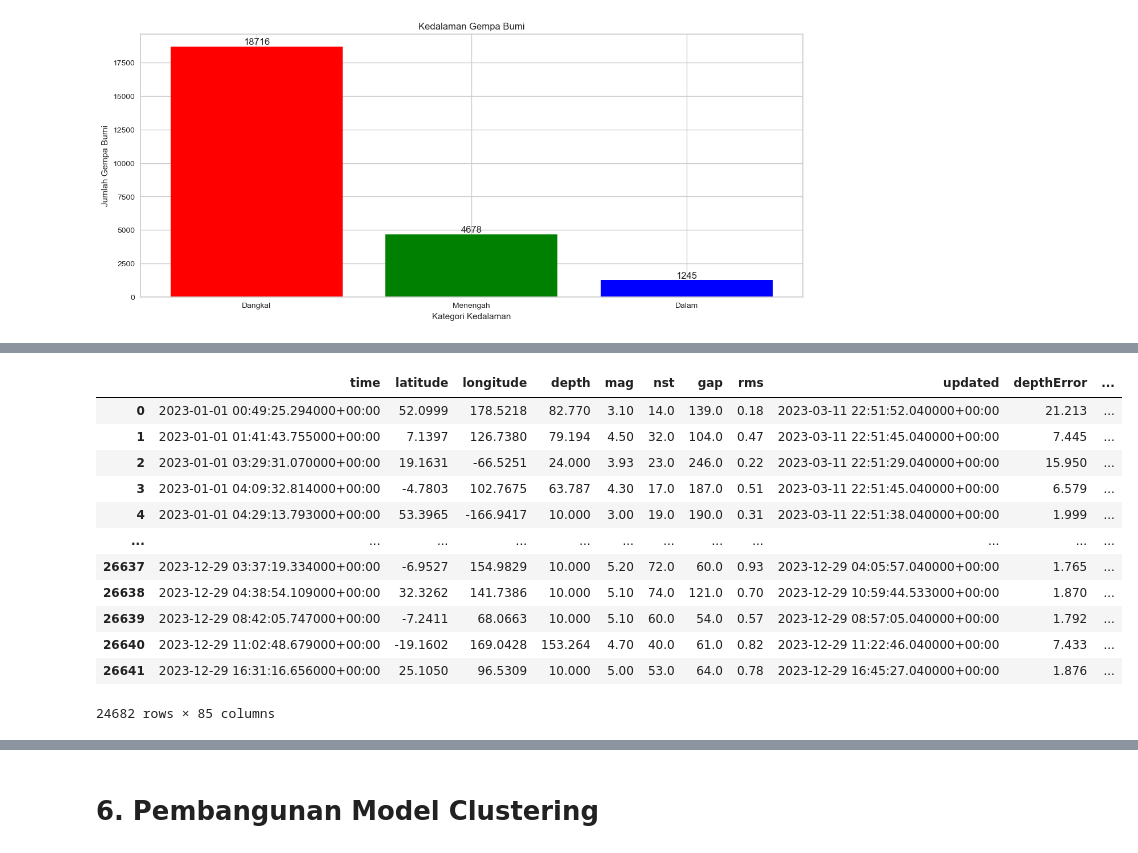
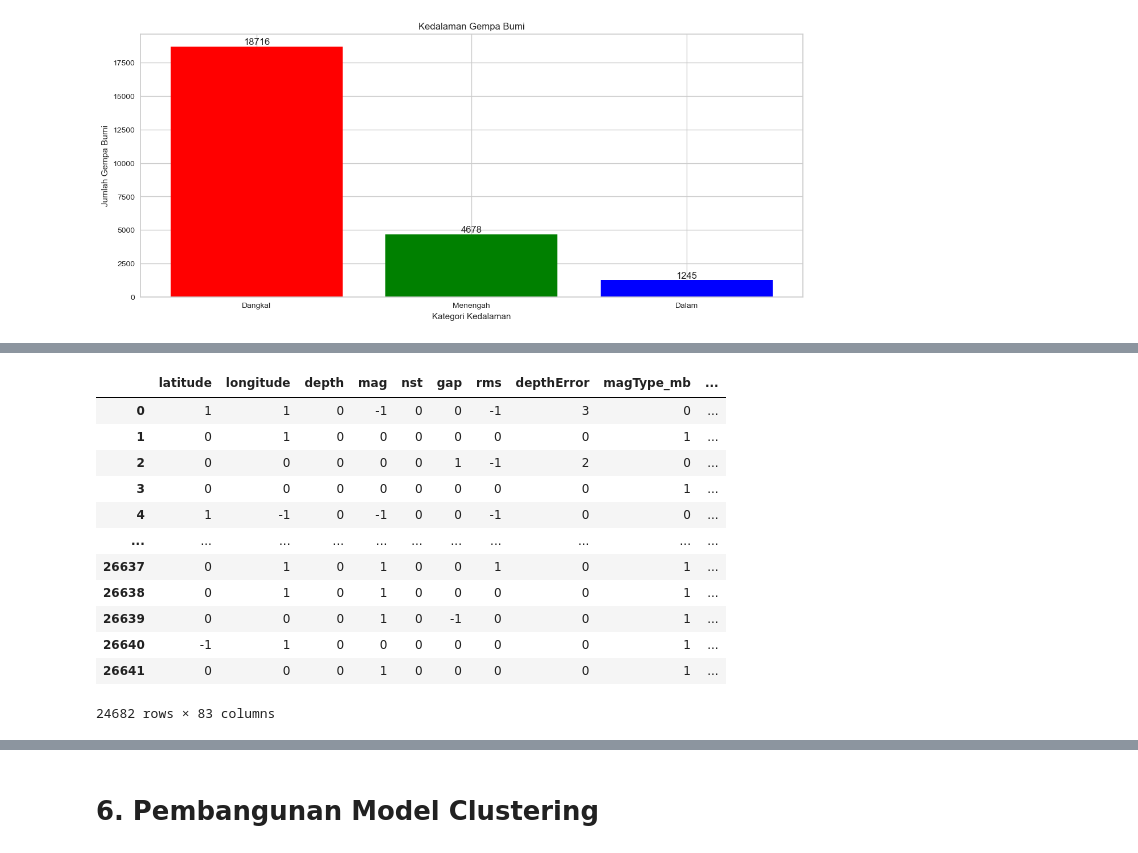
Before and after one commit to septiisdayanna/earthquakes_clustering, a Jupyter notebook: [Clustering]_Submission_Akhir_BMLP_Your_Name_(Updated).ipynb, the cells around one changed output, grey strips where cells are left out. Cells and saved outputs as stored; diff of their text form; code cells hidden in the pictures.

```diff
--- a/[Clustering]_Submission_Akhir_BMLP_Your_Name_(Updated).ipynb
+++ b/[Clustering]_Submission_Akhir_BMLP_Your_Name_(Updated).ipynb
@@ -308,3 +308,12 @@ for i in range(len(x)):
 plt.show()
 # %% [output]
 [figure]
+# %%
+# Standardisasi fitur numerik
+num_features = df.select_dtypes(include=['number']).columns
+scaler = StandardScaler()
+df_scaled = df.copy()  # Simpan salinan
+df_scaled[num_features] = scaler.fit_transform(df[num_features])
+
+# testing
+df_scaled.describe()
@@ -311,24 +330,27 @@ plt.show()
 # %%
 # Mengubah data kategorikal menjadi numerik menggunakan OneHotEncoder
-df = df.drop(columns=['id', 'place'])  # Menghapus dua kolom yang tidak perlu diencoding karena memiliki banyak nilai unik
+df = df.drop(columns=['id', 'place', 'time', 'updated'])  # Menghapus dua kolom yang tidak perlu diencoding karena memiliki banyak nilai unik
 cat_features = df.select_dtypes(include=['object']).columns
 
-# Menggunakan pd.get_dummies untuk One-Hot Encoding
-df_one_hot = pd.get_dummies(df, columns=cat_features)
+# Menggunakan pd.get_dummies untuk One-Hot Encoding menggunakan dataframe yg sudah discaled
+df_encoded  = pd.get_dummies(df_scaled, columns=cat_features)
+
+# Konversi boolean menjadi numerik (0 dan 1)
+df_encoded = df_encoded.astype(int)
 
 # Menampilkan hasil
-df_one_hot
+df_encoded
 # %% [output]
-|  | time | latitude | longitude | depth | mag | nst | gap | rms | updated | depthError | ... |
-| 0 | 2023-01-01 00:49:25.294000+00:00 | 52.0999 | 178.5218 | 82.770 | 3.10 | 14.0 | 139.0 | 0.18 | 2023-03-11 22:51:52.040000+00:00 | 21.213 | ... |
-| 1 | 2023-01-01 01:41:43.755000+00:00 | 7.1397 | 126.7380 | 79.194 | 4.50 | 32.0 | 104.0 | 0.47 | 2023-03-11 22:51:45.040000+00:00 | 7.445 | ... |
-| 2 | 2023-01-01 03:29:31.070000+00:00 | 19.1631 | -66.5251 | 24.000 | 3.93 | 23.0 | 246.0 | 0.22 | 2023-03-11 22:51:29.040000+00:00 | 15.950 | ... |
-| 3 | 2023-01-01 04:09:32.814000+00:00 | -4.7803 | 102.7675 | 63.787 | 4.30 | 17.0 | 187.0 | 0.51 | 2023-03-11 22:51:45.040000+00:00 | 6.579 | ... |
-| 4 | 2023-01-01 04:29:13.793000+00:00 | 53.3965 | -166.9417 | 10.000 | 3.00 | 19.0 | 190.0 | 0.31 | 2023-03-11 22:51:38.040000+00:00 | 1.999 | ... |
-| ... | ... | ... | ... | ... | ... | ... | ... | ... | ... | ... | ... |
-| 26637 | 2023-12-29 03:37:19.334000+00:00 | -6.9527 | 154.9829 | 10.000 | 5.20 | 72.0 | 60.0 | 0.93 | 2023-12-29 04:05:57.040000+00:00 | 1.765 | ... |
-| 26638 | 2023-12-29 04:38:54.109000+00:00 | 32.3262 | 141.7386 | 10.000 | 5.10 | 74.0 | 121.0 | 0.70 | 2023-12-29 10:59:44.533000+00:00 | 1.870 | ... |
-| 26639 | 2023-12-29 08:42:05.747000+00:00 | -7.2411 | 68.0663 | 10.000 | 5.10 | 60.0 | 54.0 | 0.57 | 2023-12-29 08:57:05.040000+00:00 | 1.792 | ... |
-| 26640 | 2023-12-29 11:02:48.679000+00:00 | -19.1602 | 169.0428 | 153.264 | 4.70 | 40.0 | 61.0 | 0.82 | 2023-12-29 11:22:46.040000+00:00 | 7.433 | ... |
-| 26641 | 2023-12-29 16:31:16.656000+00:00 | 25.1050 | 96.5309 | 10.000 | 5.00 | 53.0 | 64.0 | 0.78 | 2023-12-29 16:45:27.040000+00:00 | 1.876 | ... |
+|  | latitude | longitude | depth | mag | nst | gap | rms | depthError | magType_mb | ... |
+| 0 | 1 | 1 | 0 | -1 | 0 | 0 | -1 | 3 | 0 | ... |
+| 1 | 0 | 1 | 0 | 0 | 0 | 0 | 0 | 0 | 1 | ... |
+| 2 | 0 | 0 | 0 | 0 | 0 | 1 | -1 | 2 | 0 | ... |
+| 3 | 0 | 0 | 0 | 0 | 0 | 0 | 0 | 0 | 1 | ... |
+| 4 | 1 | -1 | 0 | -1 | 0 | 0 | -1 | 0 | 0 | ... |
+| ... | ... | ... | ... | ... | ... | ... | ... | ... | ... | ... |
+| 26637 | 0 | 1 | 0 | 1 | 0 | 0 | 1 | 0 | 1 | ... |
+| 26638 | 0 | 1 | 0 | 1 | 0 | 0 | 0 | 0 | 1 | ... |
+| 26639 | 0 | 0 | 0 | 1 | 0 | -1 | 0 | 0 | 1 | ... |
+| 26640 | -1 | 1 | 0 | 0 | 0 | 0 | 0 | 0 | 1 | ... |
+| 26641 | 0 | 0 | 0 | 1 | 0 | 0 | 0 | 0 | 1 | ... |
-24682 rows × 85 columns
+24682 rows × 83 columns
```
Also changed, not shown: parts of 25 cells of this notebook.
